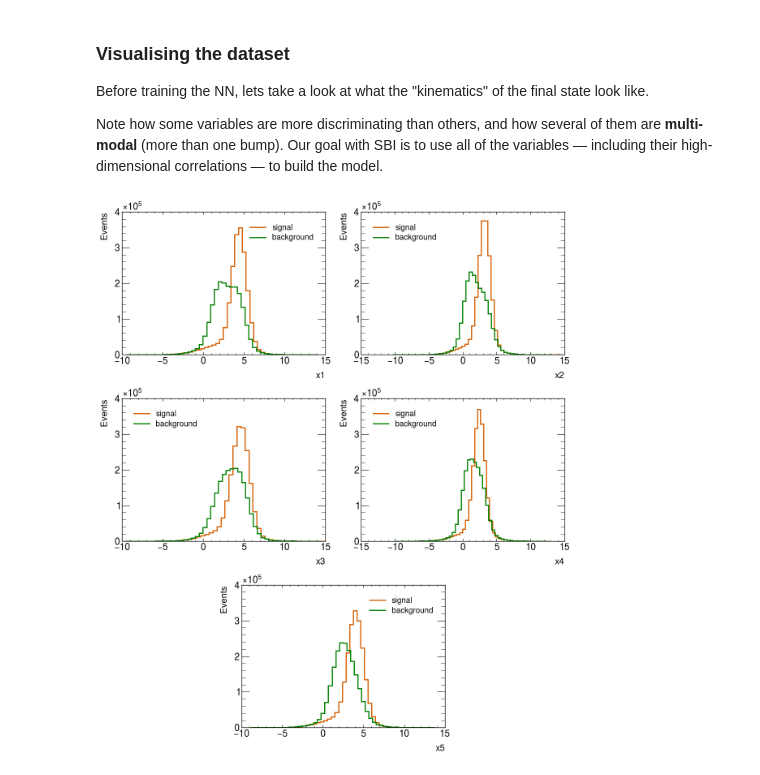
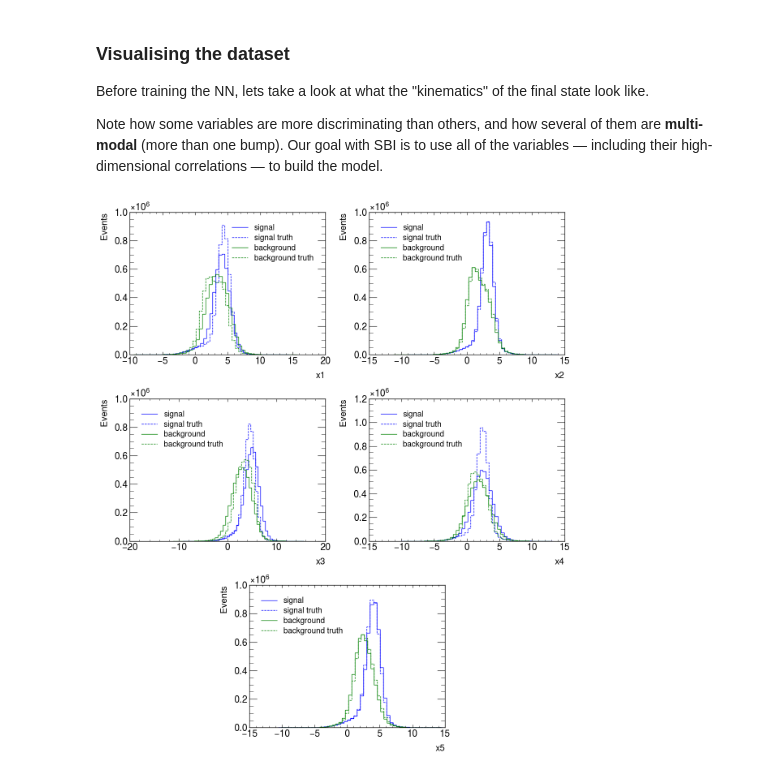
Before and after one commit to Ragansu/NSBI-workflow-tutorial, a Jupyter notebook: workshops/ml4hep_tifr/Exercise_2_1_visualize_data.ipynb, the cells around one changed output. Cells and saved outputs as stored; diff of their text form; code cells hidden in the pictures.

```diff
--- a/workshops/ml4hep_tifr/Exercise_2_1_visualize_data.ipynb
+++ b/workshops/ml4hep_tifr/Exercise_2_1_visualize_data.ipynb
@@ -10,7 +10,7 @@ import pandas as pd
 import numpy as np
 import mplhep as hep
 import matplotlib.pyplot as plt
-hep.set_style("ATLAS")
+hep.style.use("ATLAS")
 # %%
 BASE_PATH = "./dataframes/"
 # %%
@@ -24,29 +24,36 @@ Before training the NN, lets take a look at what the "kinematics" of the final s
 Note how some variables are more discriminating than others, and how several of them are **multi-modal** (more than one bump). Our goal with SBI is to use all of the variables — including their high-dimensional correlations — to build the model.
 # %%
 variables = ["x1", "x2", "x3", "x4", "x5"]
+truth = ["y1", "y2", "y3", "y4", "y5"]
 
 mosaic = [
     ["x1", "x1", "x2", "x2"],
     ["x3", "x3", "x4", "x4"],
     [".",  "x5", "x5", "."],
 ]
 fig, axes = plt.subplot_mosaic(mosaic, figsize=(12, 14))
 
-for var in variables:
+for var,tr in zip(variables,truth):
     ax = axes[var]
 
     x_sig = np.array(signal[var])
+    x_sig_tr = np.array(signal[tr])
     h_sig, bins = np.histogram(x_sig, bins=50)
-    hep.histplot(h_sig, bins, ax=ax, label="signal", linewidth=2.0)
+    h_sig_tr, bins = np.histogram(x_sig_tr, bins=50)
+    hep.histplot(h_sig, bins, ax=ax, label="signal", color='blue', linewidth=1.0)
+    hep.histplot(h_sig_tr, bins, ax=ax, label="signal truth", ls='--', color='blue', linewidth=1.0)
 
     x_bkg = np.array(background[var])
+    x_bkg_tr = np.array(background[tr])
     h_bkg, bins = np.histogram(x_bkg, bins=50)
-    hep.histplot(h_bkg, bins, ax=ax, label="background", linewidth=2.0, color="green")
+    h_bkg_tr, bins = np.histogram(x_bkg_tr, bins=50)
+    hep.histplot(h_bkg, bins, ax=ax, label="background", linewidth=1.0, color="green")
+    hep.histplot(h_bkg_tr, bins, ax=ax, label="background truth", ls='--', linewidth=1.0, color="green")
 
     ax.legend(fontsize=14)
     ax.set_xlabel(var, size=16)
     ax.set_ylabel("Events", size=16)
 
 fig.tight_layout()
 # %% [output]
-[figure, old version]
+[figure, new version]
```
Also changed, not shown: 5 other files.
